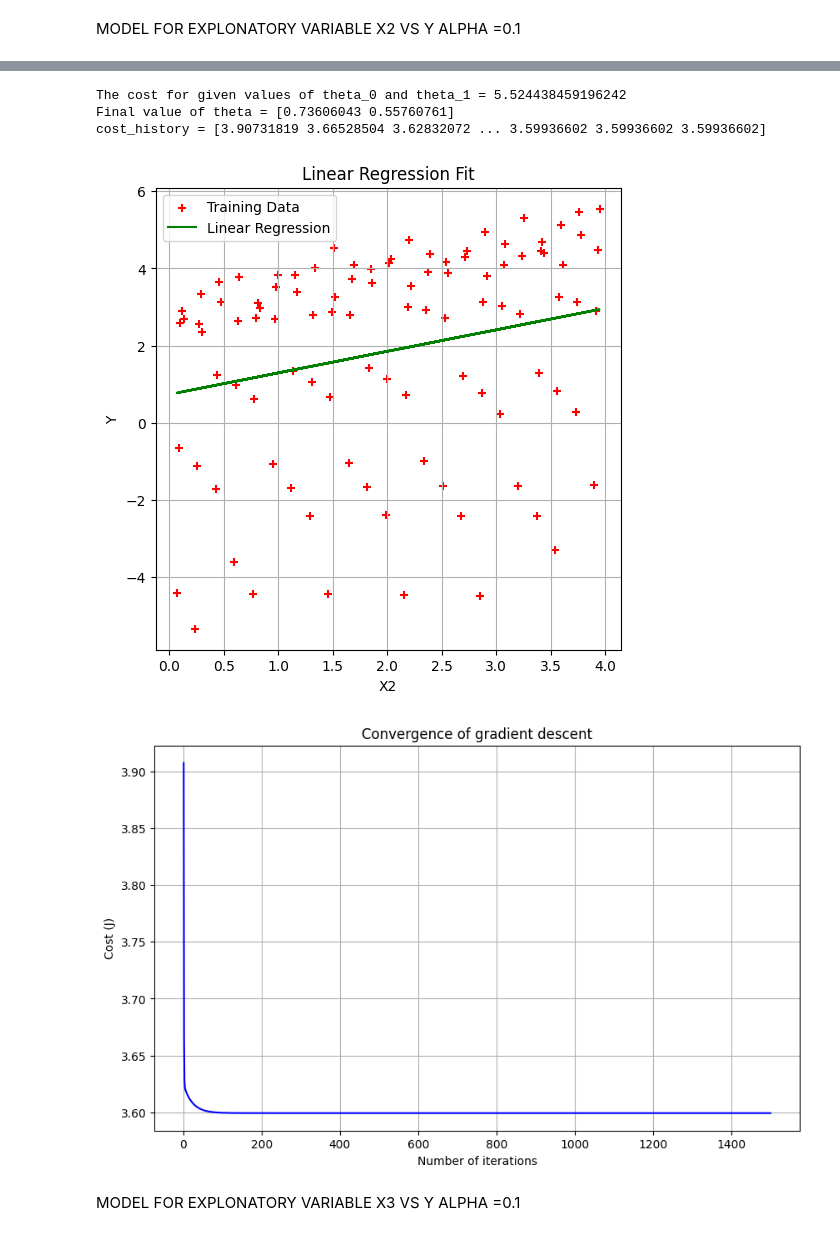
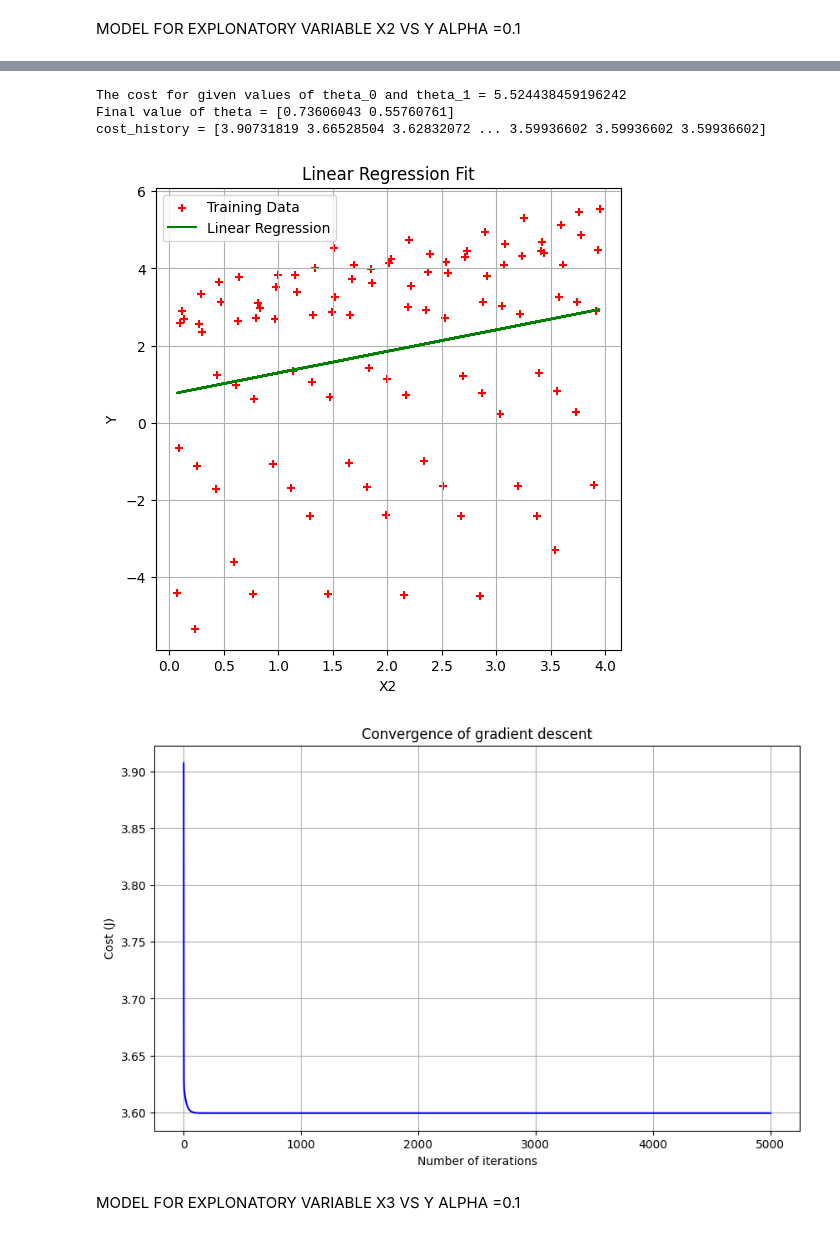
Before and after one commit to dhanush852/intro_to-ml, a Jupyter notebook: LinearRegression.ipynb, the cells around one changed output, grey strips where cells are left out. Saved outputs shown, nothing was run; the diff lists cells and outputs as text; code cells hidden in the pictures.

```diff
--- a/LinearRegression.ipynb
+++ b/LinearRegression.ipynb
@@ -675,7 +679,7 @@ print('The cost for given values of theta_0 and theta_1 =', cost)
 
 
 theta = [0., 0.]
-iterations = 1500
+iterations = 5000
 alpha = 0.1
 
 theta, cost_history = gradient_descent(X, y, theta, alpha, iterations)
@@ -708,34 +712,34 @@ plt.grid(True)
 
 plt.xlabel('Number of iterations')
 plt.ylabel('Cost (J)')
 plt.title('Convergence of gradient descent')
 
 # Show the plot
 plt.show()
 # %% [output]
 X =  [3.44       0.1349495  0.82989899 1.52484848 2.21979798]
 y =  [4.38754501 2.6796499  2.96848981 3.25406475 3.53637472]
 m =  100
 n =  100
 X =  [3.44       0.1349495  0.82989899 1.52484848 2.21979798 2.91474747
  3.60969697 0.30464646 0.99959596 1.69454546 2.38949495 3.08444444
  3.77939394 0.47434343 1.16929293 1.86424242 2.55919192 3.25414141
  3.94909091 0.6440404  1.3389899  2.03393939 2.72888889 3.42383838
  0.11878788 0.81373737 1.50868687 2.20363636 2.89858586 3.59353535
  0.28848485 0.98343434 1.67838384 2.37333333 3.06828283 3.76323232
  0.45818182 1.15313131 1.84808081 2.5430303  3.2379798  3.93292929
  0.62787879 1.32282828 2.01777778 2.71272727 3.40767677 0.10262626
 ... (22 lines left out)
  -1.03298759 -0.99555059  0.23862143  0.26952848 -1.70282944 -1.67845234
  -1.6573402  -1.63949305 -1.62491086 -1.61359365 -3.60554141 -2.40075414
  -2.39923185 -2.40097453 -2.40598218 -4.4142548  -4.4257924  -4.44059497
  -4.45866252]
 [figure]
 The cost for given values of theta_0 and theta_1 = 5.524438459196242
 Final value of theta = [0.73606043 0.55760761]
 cost_history = [3.90731819 3.66528504 3.62832072 ... 3.59936602 3.59936602 3.59936602]
 [figure]
-[figure, old version]
+[figure, new version]
 # %% [markdown]
 MODEL FOR EXPLONATORY VARIABLE X3 VS Y ALPHA =0.1
 # %%
```
Also changed, not shown: parts of 24 cells of this notebook.
